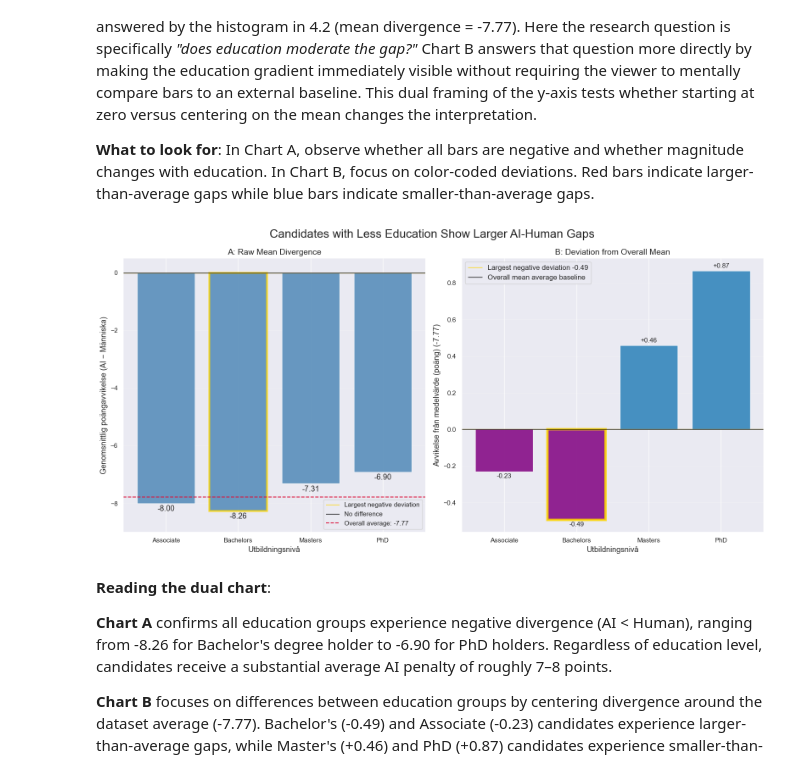
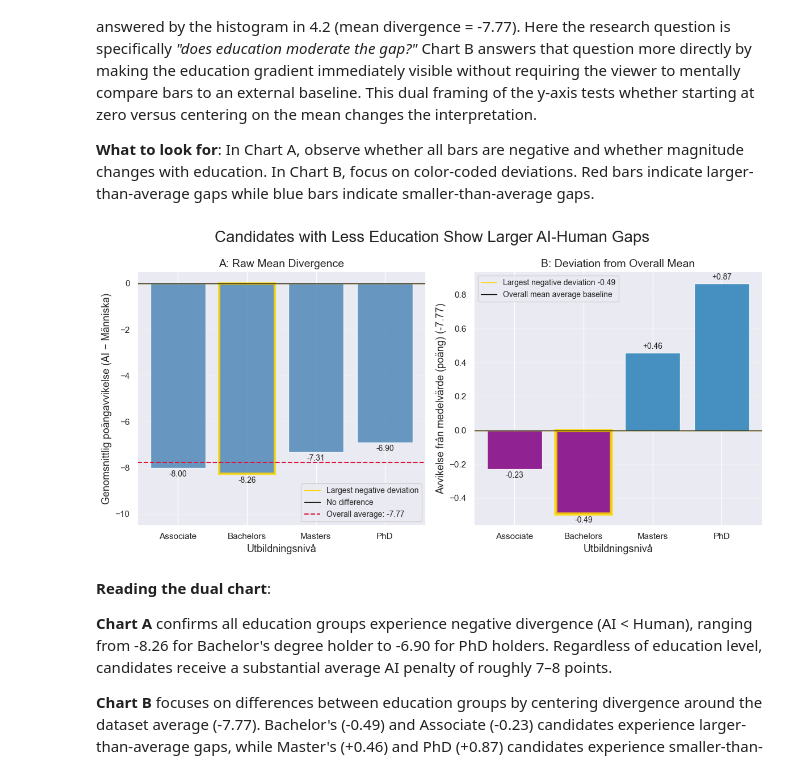
Before and after one commit to hkmp1303/hiring-fairness-audit-analysis, a Jupyter notebook: hiring-fairness-audit-analysis.ipynb, the cells around one changed output. Cells and saved outputs as stored; diff of their text form; code cells hidden in the pictures.

Commit message:
Adjust aspect ratio for visual 4.4
Enhance readability: rework annotation visual aspects such as font size and placement

```diff
--- a/hiring-fairness-audit-analysis.ipynb
+++ b/hiring-fairness-audit-analysis.ipynb
@@ -396,7 +396,7 @@ mean_divergence = df["Score_Divergence"].mean()
 divergence_by_education = df.groupby("Education_Level")["Score_Divergence"].mean()
 deviation = divergence_by_education - mean_divergence
 
-fig, (ax1, ax2) = plt.subplots(1, 2, figsize=(16, 8))
+fig, (ax1, ax2) = plt.subplots(1, 2, figsize=(12, 6))
 
 # --- Left: raw mean divergence ---
 bars1 = ax1.bar(divergence_by_education.index.astype(str), divergence_by_education.values,
@@ -407,7 +407,7 @@ ax1.axhline(mean_divergence, color='crimson', linestyle='--', linewidth=1.5,
             label=f'Overall average: {mean_divergence:.2f}')
 
 # Annotate bars with values
-ax1.bar_label(bars1, fmt='%.2f', padding=3, fontsize=13)
+ax1.bar_label(bars1, fmt='%.2f', padding=3, fontsize=10)
 
 # Highlight bar with largest divergence (most negative)
 max_div_idx = divergence_by_education.idxmin()
@@ -419,38 +419,38 @@ bars1[bar_position].set_linewidth(3)
 ax1.set_ylabel("Genomsnittlig poängavvikelse (AI − Människa)", fontsize=13)
 ax1.set_xlabel("Utbildningsnivå", fontsize=13)
 ax1.set_title("A: Raw Mean Divergence", fontsize=14)
-ax1.set_ylim(-9, 0.5)
-ax1.legend(fontsize=11)
+ax1.set_ylim(-10.5, 0.5)
+ax1.legend(fontsize=10)
 ax1.grid(True, axis="y", alpha=0.3)
 
 # Highlight largest negative deviation (Associate/Bachelors)
 max_neg_idx = deviation.idxmin()
 max_neg_val = deviation.min()
 
 # --- Right: deviation from overall mean ---
 colors = ["purple" if v < 0 else "#2980b9" for v in deviation.values]
 bars2 = ax2.bar(deviation.index.astype(str), deviation.values, color=colors, alpha=0.85)
 ax2.axhline(0, color="gold", linewidth=1, label=f'Largest negative deviation {max_neg_val:.2f}')
 ax2.axhline(0, color="black", linewidth=1, label='Overall mean average baseline')
 
 # Annotate bars with deviation values
-ax2.bar_label(bars2, fmt="%+.2f", padding=3, fontsize=11)
+ax2.bar_label(bars2, fmt="%+.2f", padding=3, fontsize=10)
 
 # Highlight bar with largest divergence (most negative)
 bars2[list(deviation.index).index(max_neg_idx)].set_edgecolor('gold')
 bars2[list(deviation.index).index(max_neg_idx)].set_linewidth(4)
 
 ax2.set_ylabel(f"Avvikelse från medelvärde (poäng) ({mean_divergence:.2f})", fontsize=13)
 ax2.set_xlabel("Utbildningsnivå", fontsize=13)
 ax2.set_title("B: Deviation from Overall Mean", fontsize=14)
-ax2.legend(fontsize=12)
+ax2.legend(fontsize=10)
 ax2.grid(True, axis="y", alpha=0.3)
 
 fig.suptitle("Candidates with Less Education Show Larger AI-Human Gaps", fontsize=20)
 fig.tight_layout()
 plt.show()
 # %% [output]
-[figure, old version]
+[figure, new version]
 # %% [markdown]
 **Reading the dual chart**:
 
```
